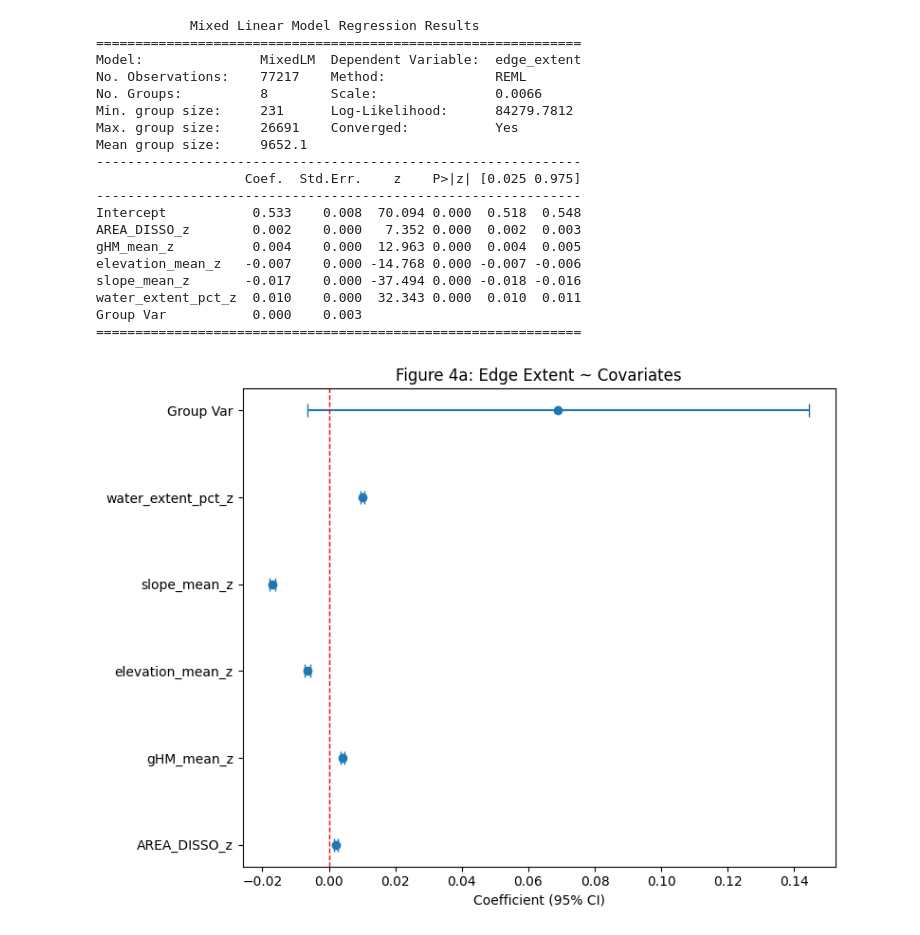
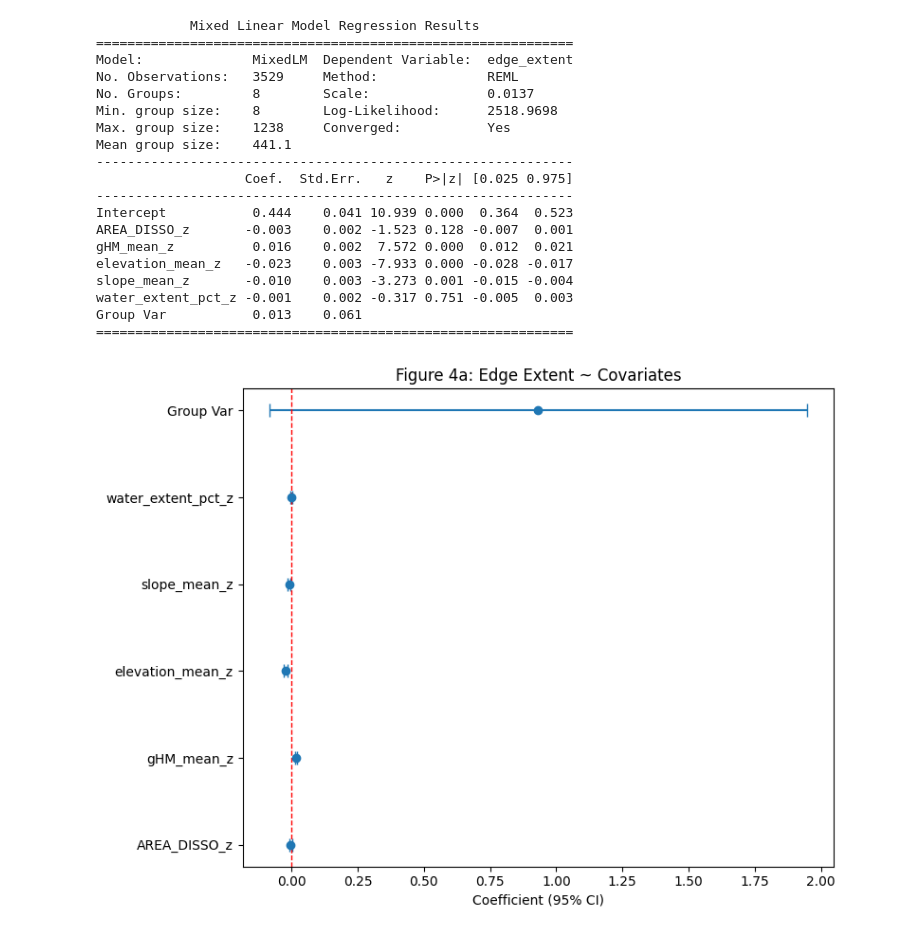
Before and after one commit to avanscoyoc/boundary-project, a Jupyter notebook: src/7_analysis.ipynb, the cells around one changed output. Drawn from its saved outputs; the diff is of its cells as text; code cells hidden in the pictures.

```diff
--- a/src/7_analysis.ipynb
+++ b/src/7_analysis.ipynb
@@ -23,14 +23,14 @@ from statsmodels.formula.api import ols
 from statsmodels.stats.anova import anova_lm
 
 # ===== CONFIGURATION: SELECT INDEX =====
-INDEX_NAME = 'ndbi'  # Must match the index processed
+INDEX_NAME = 'lai'  # Must match the index processed
 # =======================================
 
 print(f"Loading {INDEX_NAME.upper()} analysis data...")
 
 # Load index-specific data
 wdpa_df = pd.read_parquet(f"../results/wdpa_df_{INDEX_NAME}.parquet")
-
+wdpa_df = wdpa_df[wdpa_df['year'] == 2020]
 print(f"Loaded {len(wdpa_df):,} rows for {len(wdpa_df['WDPA_PID'].unique())} protected areas")
 
 # Recategorize BIOME_NAME
@@ -212,7 +216,7 @@ model_df2 = wdpa_df[['edge_intensity', 'AREA_DISSO', 'gHM_mean', 'elevation_mean
 for col in ['AREA_DISSO', 'gHM_mean', 'elevation_mean', 'slope_mean', 'water_extent_pct']:
     model_df2[f'{col}_z'] = (model_df2[col] - model_df2[col].mean()) / model_df2[col].std()
 
-# Fit mixed model
+# Fit mixed model with biome as random effect
 md2 = MixedLM.from_formula(
     'edge_intensity ~ AREA_DISSO_z + gHM_mean_z + elevation_mean_z + slope_mean_z + water_extent_pct_z',
     data=model_df2,
@@ -221,6 +225,13 @@ md2 = MixedLM.from_formula(
 )
 mdf2 = md2.fit()
 print(mdf2.summary())
+
+# Save model summary to file
+with open(f'../results/figs/{INDEX_NAME}_edge_intensity_model.txt', 'w') as f:
+    f.write("=" * 60 + "\n")
+    f.write("MIXED MODEL: EDGE INTENSITY\n")
+    f.write("=" * 60 + "\n\n")
+    f.write(str(mdf2.summary()))
 
 # Plot coefficients
 coef_df2 = pd.DataFrame({
@@ -241,6 +252,6 @@ ax.set_yticklabels(coef_df2['Variable'])
 ax.set_xlabel('Coefficient (95% CI)')
 ax.set_title('Figure 4b: Edge Intensity ~ Covariates')
 plt.tight_layout()
-plt.savefig('../results/figure4b_edge_intensity_model.png', dpi=300, bbox_inches='tight')
+plt.savefig(f'../results/figs/{INDEX_NAME}_figure4b_edge_intensity_model.png', dpi=300, bbox_inches='tight')
 plt.show()
 # %% [output]
@@ -273,58 +284,65 @@ model_df = wdpa_df[['edge_extent', 'AREA_DISSO', 'gHM_mean', 'elevation_mean',
 for col in ['AREA_DISSO', 'gHM_mean', 'elevation_mean', 'slope_mean', 'water_extent_pct']:
     model_df[f'{col}_z'] = (model_df[col] - model_df[col].mean()) / model_df[col].std()
 
-# Fit mixed model with biome and year as random effects
+# Fit mixed model with biome as random effect
 md = MixedLM.from_formula(
     'edge_extent ~ AREA_DISSO_z + gHM_mean_z + elevation_mean_z + slope_mean_z + water_extent_pct_z',
     data=model_df,
     groups=model_df['BIOME_NAME'],
     re_formula='1'
 )
 mdf = md.fit()
 print(mdf.summary())
+
+# Save model summary to file
+with open(f'../results/figs/{INDEX_NAME}_edge_extent_model.txt', 'w') as f:
+    f.write("=" * 60 + "\n")
+    f.write("MIXED MODEL: EDGE EXTENT\n")
+    f.write("=" * 60 + "\n\n")
+    f.write(str(mdf.summary()))
 
 # Plot coefficients
 coef_df = pd.DataFrame({
     'Variable': mdf.params.index[1:],  # Skip intercept
     'Coefficient': mdf.params.values[1:],
     'CI_lower': mdf.conf_int().iloc[1:, 0],
     'CI_upper': mdf.conf_int().iloc[1:, 1]
 })
 
 fig, ax = plt.subplots(figsize=(8, 6))
 ax.errorbar(coef_df['Coefficient'], range(len(coef_df)),
             xerr=[coef_df['Coefficient'] - coef_df['CI_lower'],
                   coef_df['CI_upper'] - coef_df['Coefficient']],
             fmt='o', capsize=5)
 ax.axvline(0, color='red', linestyle='--', linewidth=1)
 ax.set_yticks(range(len(coef_df)))
 ax.set_yticklabels(coef_df['Variable'])
 ax.set_xlabel('Coefficient (95% CI)')
 ax.set_title('Figure 4a: Edge Extent ~ Covariates')
 plt.tight_layout()
-plt.savefig('../results/figure4a_edge_extent_model.png', dpi=300, bbox_inches='tight')
+plt.savefig(f'../results/figs/{INDEX_NAME}_figure4a_edge_extent_model.png', dpi=300, bbox_inches='tight')
 plt.show()
 # %% [output]
             Mixed Linear Model Regression Results
-==============================================================
-Model:               MixedLM  Dependent Variable:  edge_extent
-No. Observations:    77217    Method:              REML
-No. Groups:          8        Scale:               0.0066
-Min. group size:     231      Log-Likelihood:      84279.7812
-Max. group size:     26691    Converged:           Yes
-Mean group size:     9652.1
---------------------------------------------------------------
-                   Coef.  Std.Err.    z    P>|z| [0.025 0.975]
---------------------------------------------------------------
-Intercept           0.533    0.008  70.094 0.000  0.518  0.548
-AREA_DISSO_z        0.002    0.000   7.352 0.000  0.002  0.003
-gHM_mean_z          0.004    0.000  12.963 0.000  0.004  0.005
-elevation_mean_z   -0.007    0.000 -14.768 0.000 -0.007 -0.006
-slope_mean_z       -0.017    0.000 -37.494 0.000 -0.018 -0.016
-water_extent_pct_z  0.010    0.000  32.343 0.000  0.010  0.011
-Group Var           0.000    0.003
-==============================================================
+=============================================================
+Model:              MixedLM  Dependent Variable:  edge_extent
+No. Observations:   3529     Method:              REML
+No. Groups:         8        Scale:               0.0137
+Min. group size:    8        Log-Likelihood:      2518.9698
+Max. group size:    1238     Converged:           Yes
+Mean group size:    441.1
+-------------------------------------------------------------
+                   Coef.  Std.Err.   z    P>|z| [0.025 0.975]
+-------------------------------------------------------------
+Intercept           0.444    0.041 10.939 0.000  0.364  0.523
+AREA_DISSO_z       -0.003    0.002 -1.523 0.128 -0.007  0.001
+gHM_mean_z          0.016    0.002  7.572 0.000  0.012  0.021
+elevation_mean_z   -0.023    0.003 -7.933 0.000 -0.028 -0.017
+slope_mean_z       -0.010    0.003 -3.273 0.001 -0.015 -0.004
+water_extent_pct_z -0.001    0.002 -0.317 0.751 -0.005  0.003
+Group Var           0.013    0.061
+=============================================================
-[figure, old version]
+[figure, new version]
 # %%
 # Figure 3: Stacked bar chart of trend by biome (horizontal)
 trend_by_biome = wdpa_df.groupby(['BIOME_NAME', 'WDPA_PID'])['trend'].first().reset_index()
```
Also changed, not shown: parts of 9 cells of this notebook, 5 other files.
